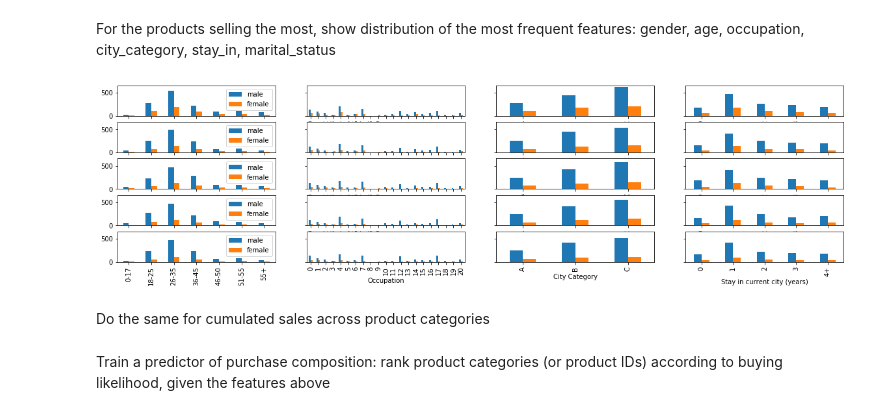
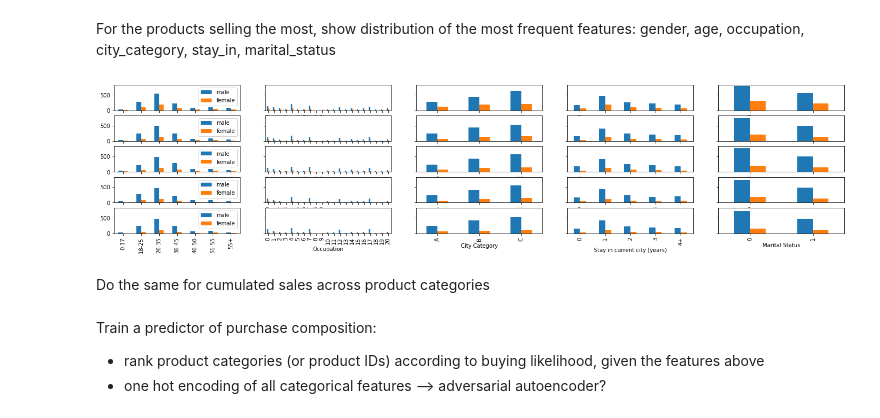
Before and after one commit to florianst/blackfriday, a Jupyter notebook: Investigation1.ipynb, the cells around one changed output. Cells and saved outputs as stored; diff of their text form; code cells hidden in the pictures.

```diff
--- a/Investigation1.ipynb
+++ b/Investigation1.ipynb
@@ -56,29 +56,31 @@ ylabel = plt.ylabel("Number of purchases per user")
 For the products selling the most, show distribution of the most frequent features: gender, age, occupation, city_category, stay_in, marital_status
 # %%
 data_products = data.groupby(['Product_ID']).count().sort_values(by='Purchase', ascending=False)
-fig, axes = plt.subplots(nrows=5, ncols=5, sharey=True, figsize=(20,5))
+fig, axes = plt.subplots(nrows=5, ncols=5, sharey=True, figsize=(24,5))
 
 for i,product_id in enumerate(data_products.index.tolist()[:5]):
     data_product = data[data.Product_ID == product_id]
     #print(data_product)
     df = pd.DataFrame({'male': pd.value_counts(data_product[data_product.Gender == 'M']['Age']).values,'female': pd.value_counts(data_product[data_product.Gender == 'F']['Age']).values}, index=pd.value_counts(data_product['Age']).index)
     plot = df.sort_index().plot.bar(ax=axes[i,0])
     axes[4,1].set_xlabel("Age")
     df = pd.concat([pd.value_counts(data_product[data_product.Gender == 'M']['Occupation']), pd.value_counts(data_product[data_product.Gender == 'F']['Occupation'])], axis=1)
     plot = df.sort_index().plot.bar(ax=axes[i,1], legend=None)
     axes[4,1].set_xlabel("Occupation")
     df = pd.concat([pd.value_counts(data_product[data_product.Gender == 'M']['City_Category']), pd.value_counts(data_product[data_product.Gender == 'F']['City_Category'])], axis=1)
     plot = df.sort_index().plot.bar(ax=axes[i,2], legend=None)
     axes[4,2].set_xlabel("City Category")
     df = pd.DataFrame({'male': pd.value_counts(data_product[data_product.Gender == 'M']['Stay_In_Current_City_Years']).values,'female': pd.value_counts(data_product[data_product.Gender == 'F']['Stay_In_Current_City_Years']).values}, index=pd.value_counts(data_product['Stay_In_Current_City_Years']).index)
     plot = df.sort_index().plot.bar(ax=axes[i,3], legend=None)
     axes[4,3].set_xlabel("Stay in current city (years)")
     df = pd.concat([pd.value_counts(data_product[data_product.Gender == 'M']['Marital_Status']), pd.value_counts(data_product[data_product.Gender == 'F']['Marital_Status'])], axis=1)
     plot = df.sort_index().plot.bar(ax=axes[i,4], legend=None)
-    axes[4,2].set_xlabel("Mari")
+    axes[4,4].set_xlabel("Marital Status")
 # %% [output]
-[figure, old version]
+[figure, new version]
 # %% [markdown]
 Do the same for cumulated sales across product categories
 # %% [markdown]
-Train a predictor of purchase composition: rank product categories (or product IDs) according to buying likelihood, given the features above
+Train a predictor of purchase composition:
+- rank product categories (or product IDs) according to buying likelihood, given the features above
+- one hot encoding of all categorical features --> adversarial autoencoder?
```
Also changed, not shown: parts of 1 cell of this notebook.
